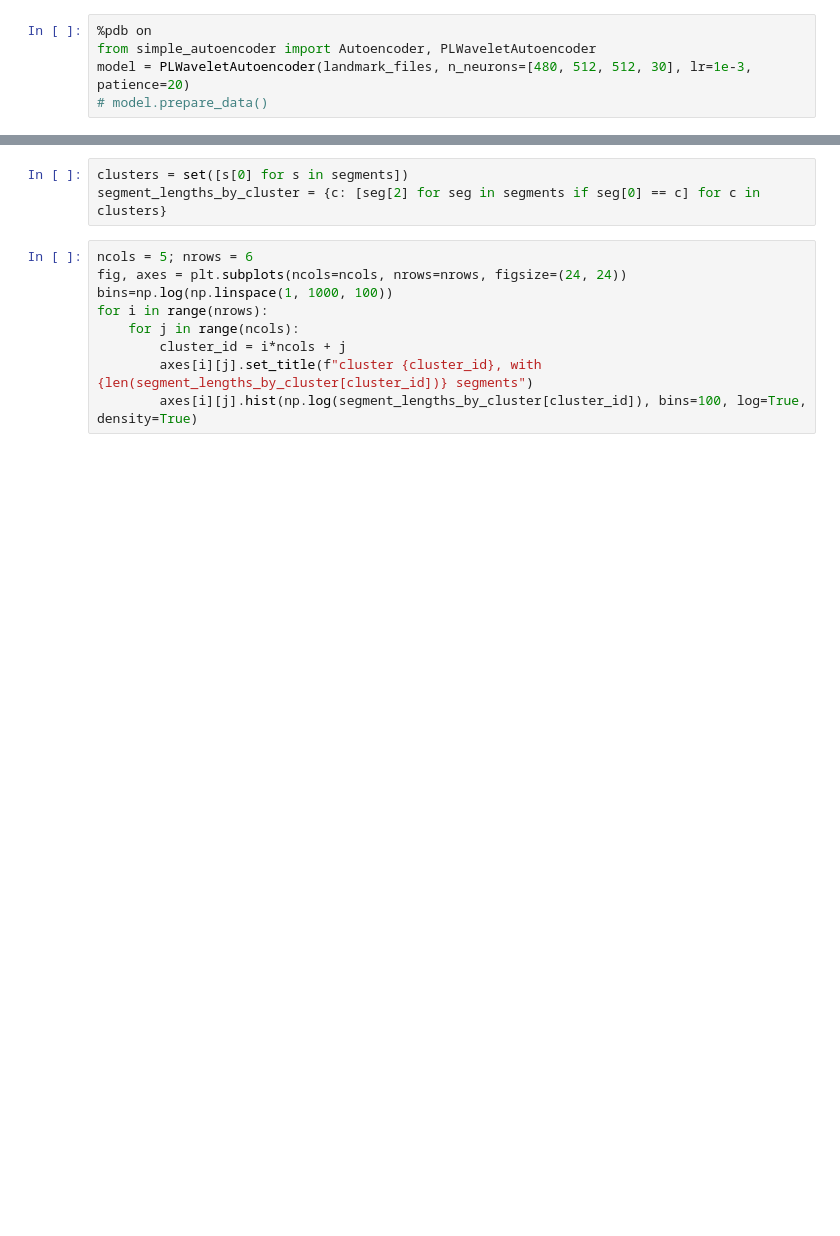
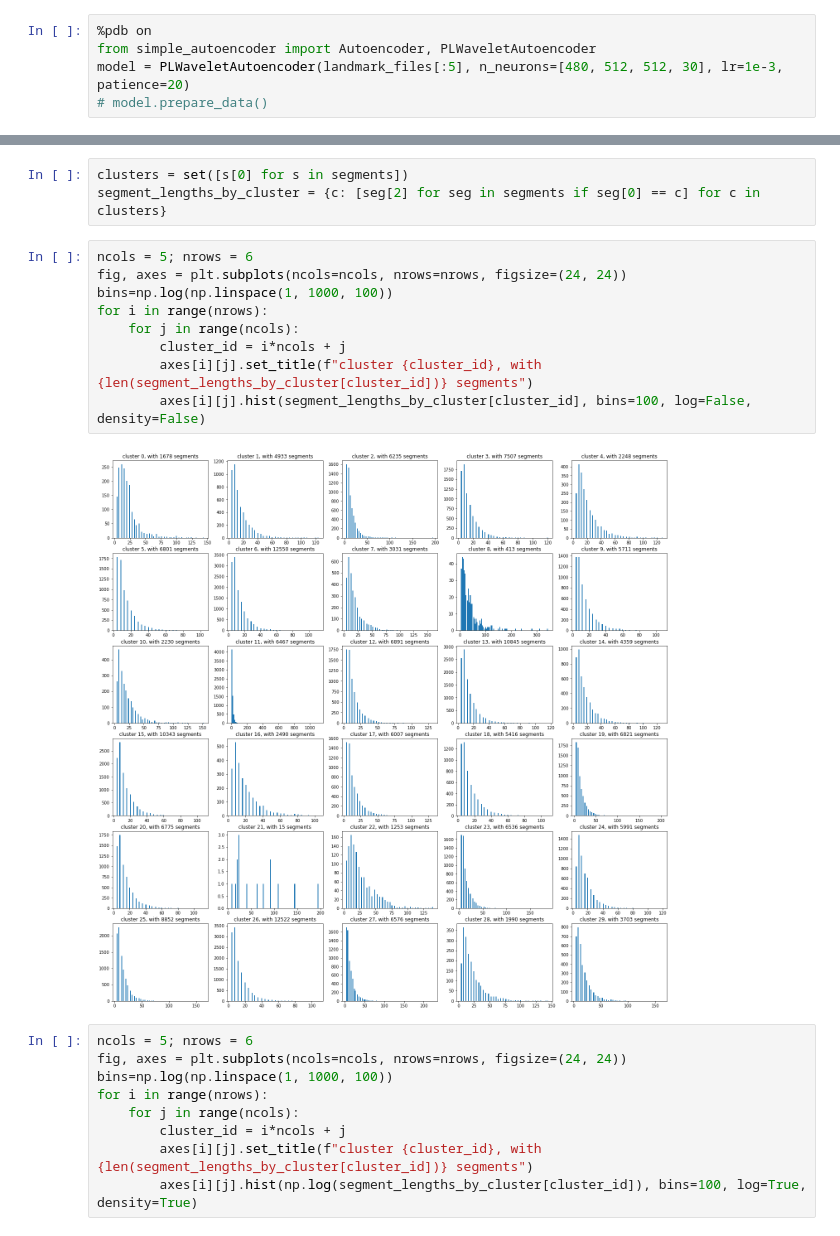
Before and after one commit to ysterin/deep_cluster, a Jupyter notebook: deep_cluster/wavelet_autoencoder.ipynb, the cells around one changed output, grey strips where cells are left out. Saved outputs shown, nothing was run; the diff lists cells and outputs as text; blank space fills up the shorter version.

```diff
--- a/deep_cluster/wavelet_autoencoder.ipynb
+++ b/deep_cluster/wavelet_autoencoder.ipynb
@@ -45,7 +45,7 @@ for subdir in os.listdir(data_root):
 # %%
 %pdb on
 from simple_autoencoder import Autoencoder, PLWaveletAutoencoder
-model = PLWaveletAutoencoder(landmark_files, n_neurons=[480, 512, 512, 30], lr=1e-3, patience=20)
+model = PLWaveletAutoencoder(landmark_files[:5], n_neurons=[480, 512, 512, 30], lr=1e-3, patience=20)
 # model.prepare_data()
 # %% [output]
 Automatic pdb calling has been turned ON
@@ -131,6 +163,17 @@ segments = split_labels(labels)
 # %%
 clusters = set([s[0] for s in segments])
 segment_lengths_by_cluster = {c: [seg[2] for seg in segments if seg[0] == c] for c in clusters}
+# %%
+ncols = 5; nrows = 6
+fig, axes = plt.subplots(ncols=ncols, nrows=nrows, figsize=(24, 24))
+bins=np.log(np.linspace(1, 1000, 100))
+for i in range(nrows):
+    for j in range(ncols):
+        cluster_id = i*ncols + j
+        axes[i][j].set_title(f"cluster {cluster_id}, with {len(segment_lengths_by_cluster[cluster_id])} segments")
+        axes[i][j].hist(segment_lengths_by_cluster[cluster_id], bins=100, log=False, density=False)
+# %% [output]
+[figure, added]
 # %%
 ncols = 5; nrows = 6
 fig, axes = plt.subplots(ncols=ncols, nrows=nrows, figsize=(24, 24))
```
Also changed, not shown: parts of 4 cells of this notebook, 3 other files.
